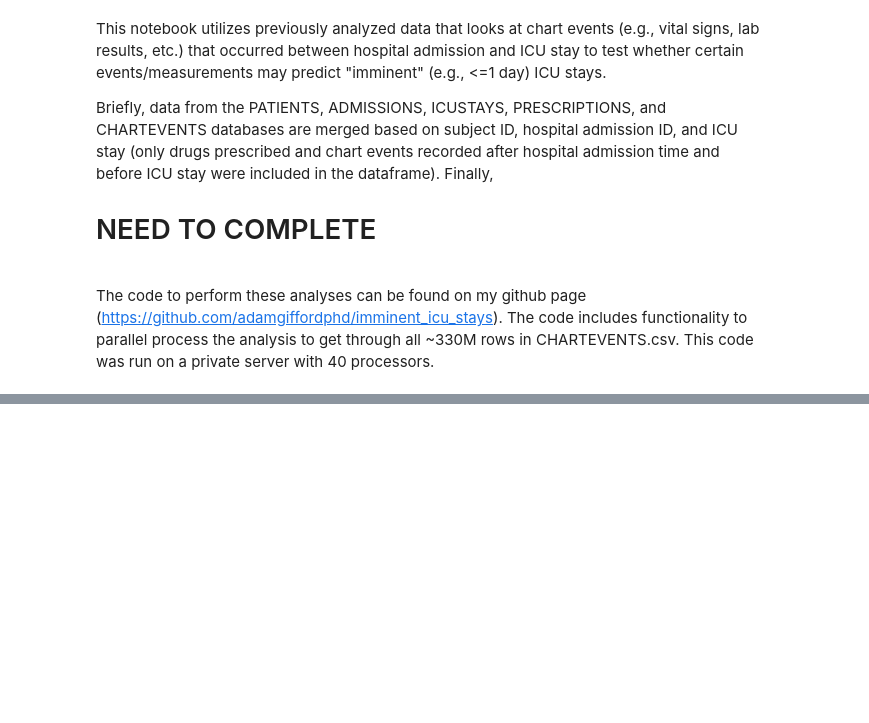
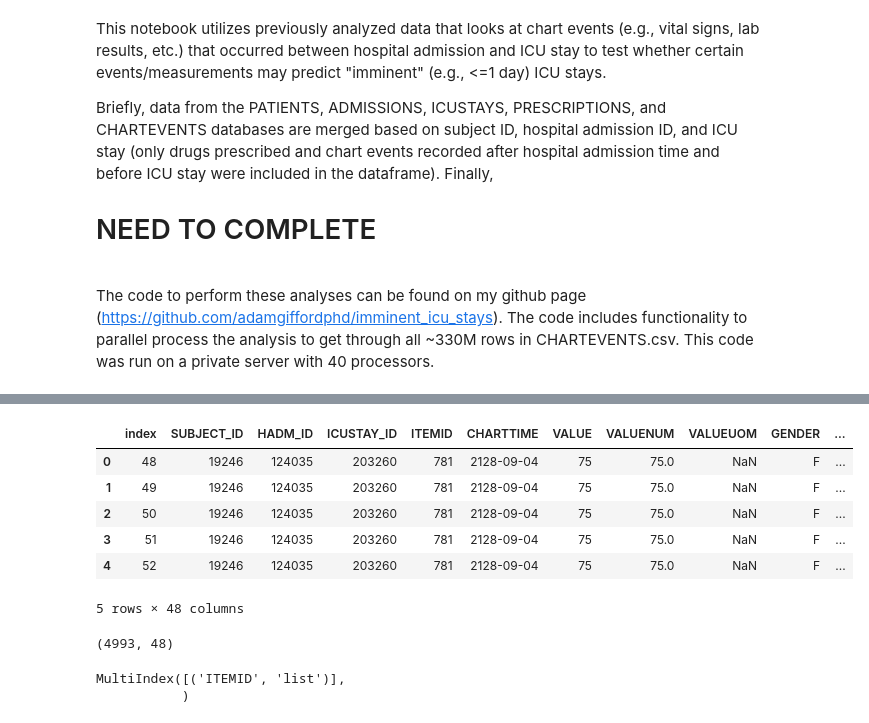
Before and after one commit to adamgiffordphd/imminent_icu_stays, a Jupyter notebook: plot_summary_chartEvents_and_icustays.ipynb, the cells around one changed output, grey strips where cells are left out. Drawn from its saved outputs; the diff is of its cells as text; code cells hidden in the pictures; blank space fills up the shorter version.

```diff
--- a/plot_summary_chartEvents_and_icustays.ipynb
+++ b/plot_summary_chartEvents_and_icustays.ipynb
@@ -19,0 +45,15 @@ pckl_files = glob.glob("20200811/*.pickle")
+# %%
+df2 = df.iloc[imm_idx]
+df2.head()
+# %% [output]
+|  | index | SUBJECT_ID | HADM_ID | ICUSTAY_ID | ITEMID | CHARTTIME | VALUE | VALUENUM | VALUEUOM | GENDER | ... |
+| 0 | 48 | 19246 | 124035 | 203260 | 781 | 2128-09-04 | 75 | 75.0 | NaN | F | ... |
+| 1 | 49 | 19246 | 124035 | 203260 | 781 | 2128-09-04 | 75 | 75.0 | NaN | F | ... |
+| 2 | 50 | 19246 | 124035 | 203260 | 781 | 2128-09-04 | 75 | 75.0 | NaN | F | ... |
+| 3 | 51 | 19246 | 124035 | 203260 | 781 | 2128-09-04 | 75 | 75.0 | NaN | F | ... |
+| 4 | 52 | 19246 | 124035 | 203260 | 781 | 2128-09-04 | 75 | 75.0 | NaN | F | ... |
+5 rows × 48 columns
+# %%
+df2.shape
+# %% [output]
+(4993, 48)
@@ -19,0 +64,5 @@ pckl_files = glob.glob("20200811/*.pickle")
+# %%
+df_bySubjAdICU.columns
+# %% [output]
+MultiIndex([('ITEMID', 'list')],
+           )
```
Also changed, not shown: parts of 9 cells of this notebook.
